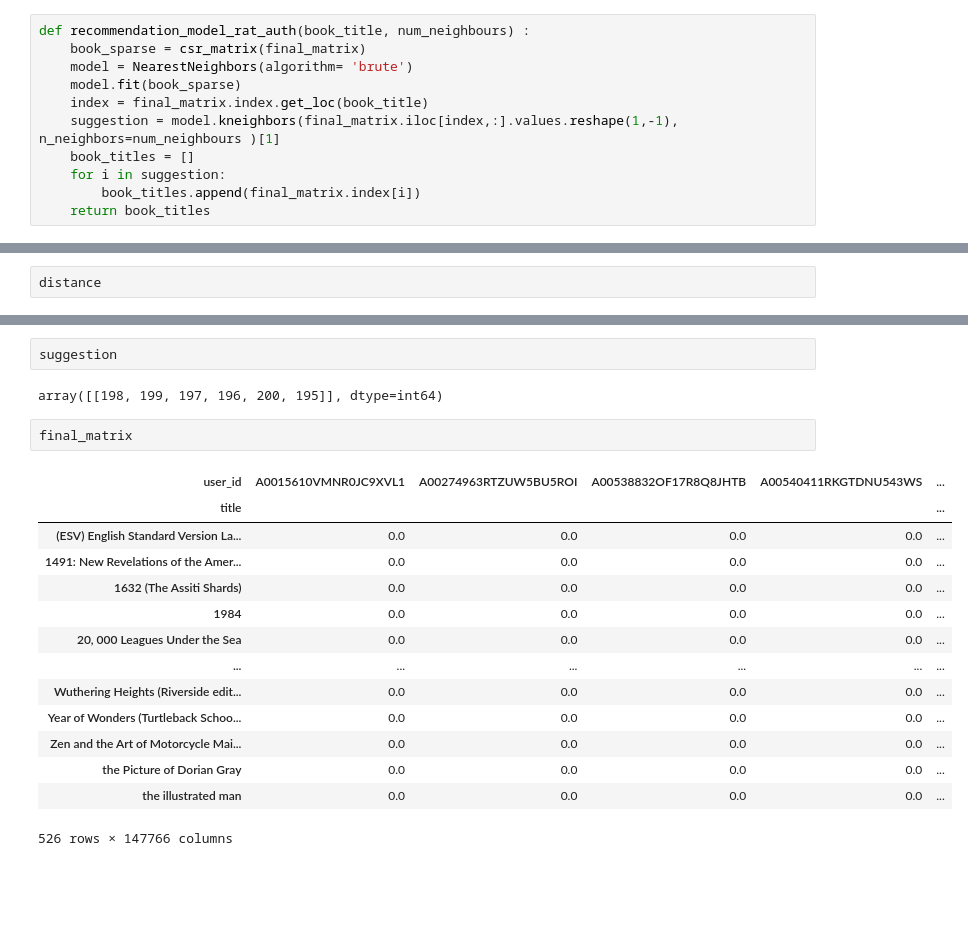
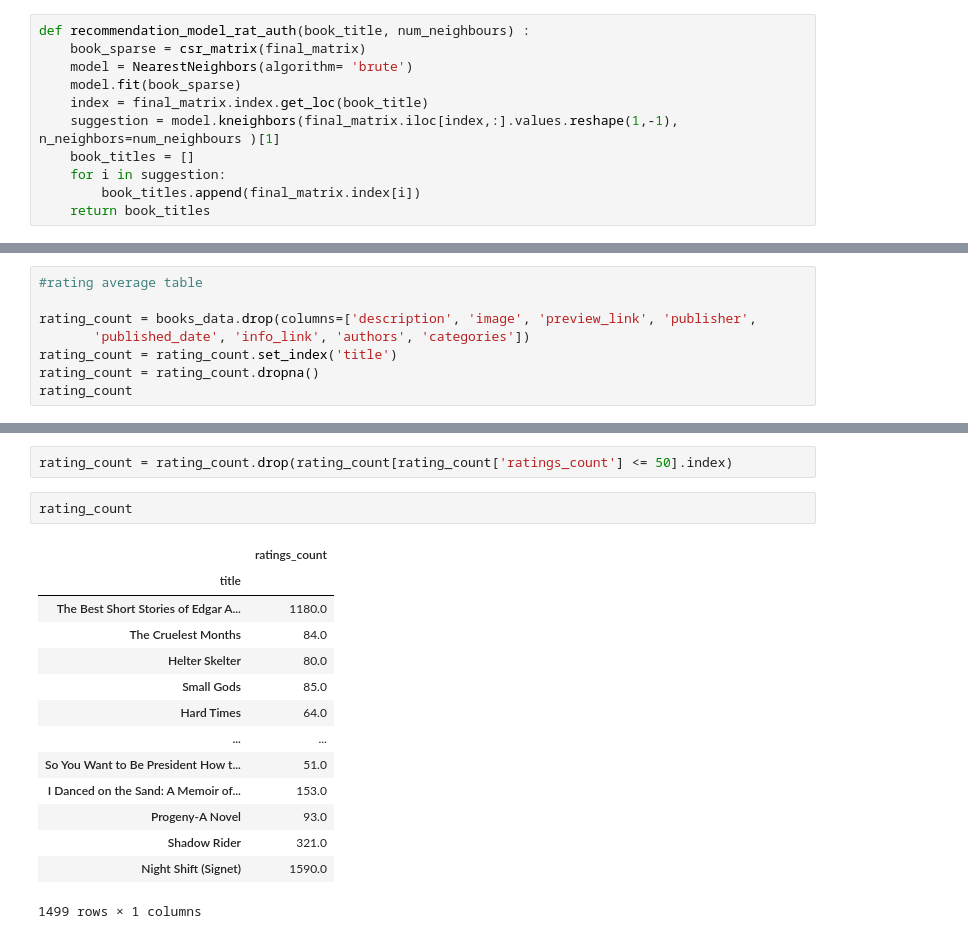
Before and after one commit to RodrigoRalhaMoreira/WinterHackhatonFCT, a Jupyter notebook: WinterHackathonAmazonDataSet.ipynb, the cells around one changed output, grey strips where cells are left out. Cells and saved outputs as stored; diff of their text form; blank space fills up the shorter version.

```diff
--- a/WinterHackathonAmazonDataSet.ipynb
+++ b/WinterHackathonAmazonDataSet.ipynb
@@ -361,3 +399,9 @@ distance, suggestion = model.kneighbors(final_matrix.iloc[200,:].values.reshape(
 # %%
-distance
+#rating average table
+
+rating_count = books_data.drop(columns=['description', 'image', 'preview_link', 'publisher',
+       'published_date', 'info_link', 'authors', 'categories'])
+rating_count = rating_count.set_index('title')
+rating_count = rating_count.dropna()
+rating_count
 # %% [output]
@@ -365,22 +422,20 @@ array([[ 0.,  0.,  0.,  0.,  0., 10.]])
 # %%
-suggestion
+rating_count = rating_count.drop(rating_count[rating_count['ratings_count'] <= 50].index)
-# %% [output]
-array([[198, 199, 197, 196, 200, 195]], dtype=int64)
 # %%
-final_matrix
+rating_count
 # %% [output]
-| user_id | A0015610VMNR0JC9XVL1 | A00274963RTZUW5BU5ROI | A00538832OF17R8Q8JHTB | A00540411RKGTDNU543WS | ... |
-| title |  |  |  |  | ... |
-| (ESV) English Standard Version La... | 0.0 | 0.0 | 0.0 | 0.0 | ... |
-| 1491: New Revelations of the Amer... | 0.0 | 0.0 | 0.0 | 0.0 | ... |
-| 1632 (The Assiti Shards) | 0.0 | 0.0 | 0.0 | 0.0 | ... |
-| 1984 | 0.0 | 0.0 | 0.0 | 0.0 | ... |
-| 20, 000 Leagues Under the Sea | 0.0 | 0.0 | 0.0 | 0.0 | ... |
-| ... | ... | ... | ... | ... | ... |
-| Wuthering Heights (Riverside edit... | 0.0 | 0.0 | 0.0 | 0.0 | ... |
-| Year of Wonders (Turtleback Schoo... | 0.0 | 0.0 | 0.0 | 0.0 | ... |
-| Zen and the Art of Motorcycle Mai... | 0.0 | 0.0 | 0.0 | 0.0 | ... |
-| the Picture of Dorian Gray | 0.0 | 0.0 | 0.0 | 0.0 | ... |
-| the illustrated man | 0.0 | 0.0 | 0.0 | 0.0 | ... |
+|  | ratings_count |
+| title |  |
+| The Best Short Stories of Edgar A... | 1180.0 |
+| The Cruelest Months | 84.0 |
+| Helter Skelter | 80.0 |
+| Small Gods | 85.0 |
+| Hard Times | 64.0 |
+| ... | ... |
+| So You Want to Be President How t... | 51.0 |
+| I Danced on the Sand: A Memoir of... | 153.0 |
+| Progeny-A Novel | 93.0 |
+| Shadow Rider | 321.0 |
+| Night Shift (Signet) | 1590.0 |
-526 rows × 147766 columns
+1499 rows × 1 columns
 # %%
```
Also changed, not shown: parts of 8 cells of this notebook.
